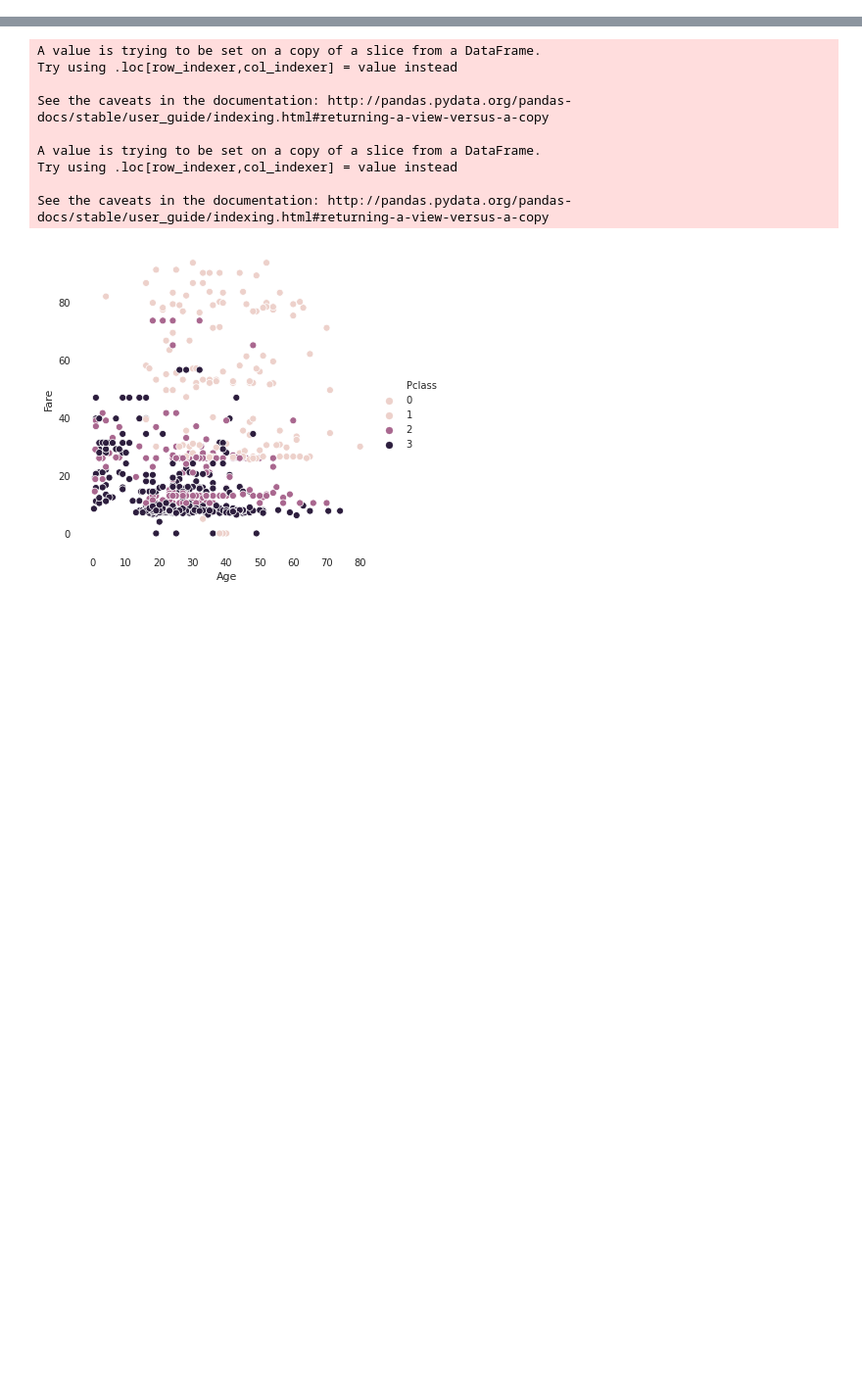
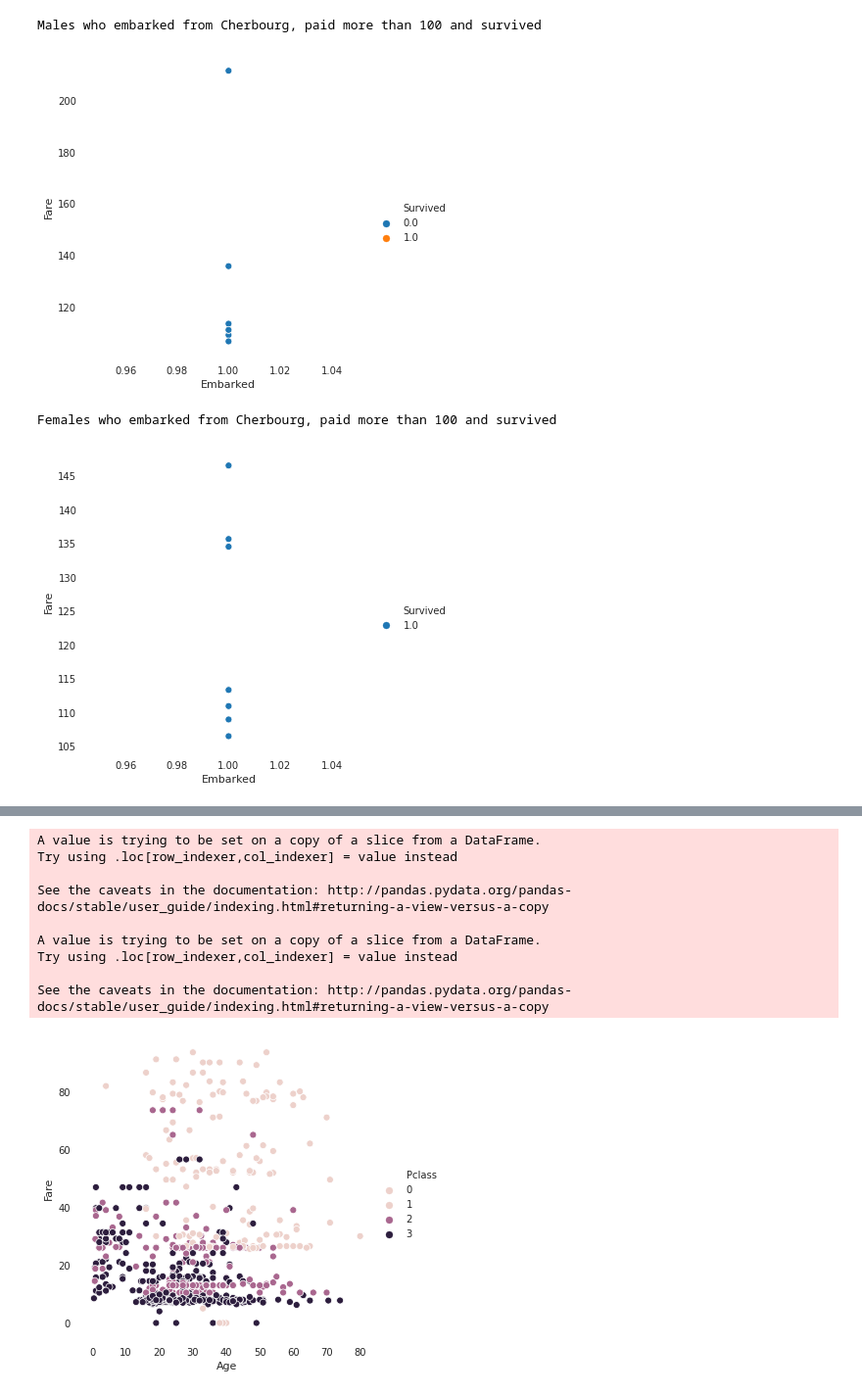
Before and after one commit to edouardkombo/titanic-kaggle-competition, a Jupyter notebook: index.ipynb, the cells around one changed output, grey strips where cells are left out. Shown at 98% size. Saved outputs shown, nothing was run; the diff lists cells and outputs as text; code cells hidden in the pictures; blank space fills up the shorter version.

```diff
--- a/index.ipynb
+++ b/index.ipynb
@@ -71,0 +94,19 @@ ax = sns.relplot(x='Age', y='Fare', hue='Pclass', data=df)
+# %%
+#############################################################################
+# FILTER ABOVE 100 - MALES AND FEMALES FROM CHERBOURG WHO PAID MORE THAN 100
+############################################################################
+
+# Males
+print('Males who embarked from Cherbourg, paid more than 100 and survived')
+ax = sns.relplot(x='Embarked', y='Fare', hue='Survived', data=df.query('Survived<2 & Embarked==1 & Fare>100 & Fare<220 & Sex==0'))
+plt.show()
+
+# Females
+print('Females who embarked from Cherbourg, paid more than 100 and survived')
+ax = sns.relplot(x='Embarked', y='Fare', hue='Survived', data=df.query('Survived<2 & Embarked==1 & Fare>100 & Fare<220 & Sex==1'))
+plt.show()
+# %% [output]
+Males who embarked from Cherbourg, paid more than 100 and survived
+[figure, added]
+Females who embarked from Cherbourg, paid more than 100 and survived
+[figure, added]
```
Also changed, not shown: parts of 13 cells of this notebook, 2 other files.
